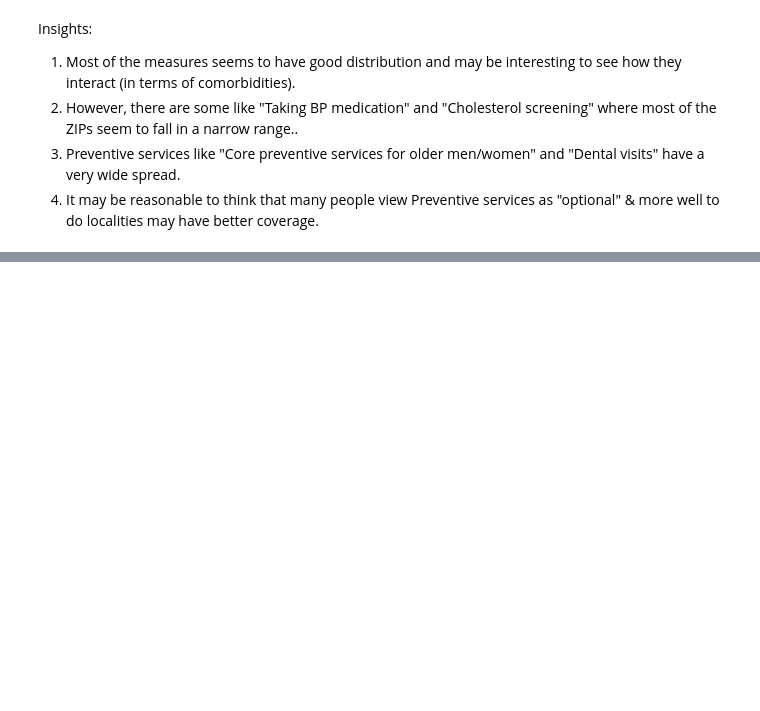
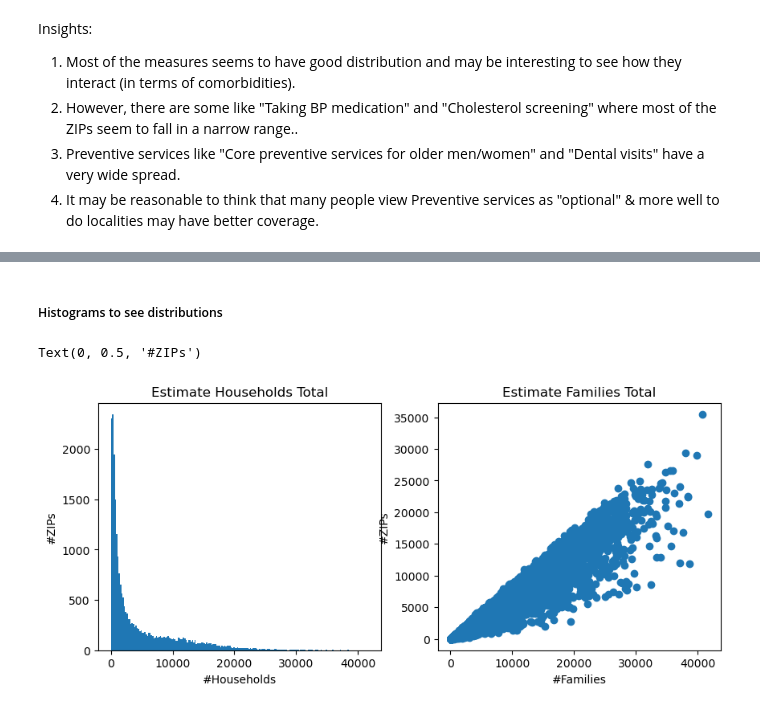
Before and after one commit to anuvrat-umich/siads_milestone1, a Jupyter notebook: src/exploratory_data_analysis.ipynb, the cells around one changed output, grey strips where cells are left out. Cells and saved outputs as stored; diff of their text form; code cells hidden in the pictures; blank space fills up the shorter version.

Commit message:
new file:   inputs/df_combined_nona.pkl 	modified:   src/data_merging.ipynb 	modified:   src/exploratory_data_analysis.ipynb 	modified:   src/helper_functions.ipynb

```diff
--- a/src/exploratory_data_analysis.ipynb
+++ b/src/exploratory_data_analysis.ipynb
@@ -542,0 +569,2 @@ this_map
+# %%
+df_combined_nona=df_combined.dropna()
@@ -542,0 +629,15 @@ this_map
+# %% [markdown]
+##### Histograms to see distributions
+# %%
+fig, (ax1, ax2) = plt.subplots(1, 2, figsize=(10, 4))
+ax1.hist(df_combined_nona["Estimate Households Total"], bins=200)
+ax2.scatter(df_combined_nona["Estimate Households Total"], df_combined_nona["Estimate Families Total"])
+ax1.set_title("Estimate Households Total")
+ax2.set_title("Estimate Families Total")
+ax1.set_xlabel("#Households")
+ax1.set_ylabel("#ZIPs")
+ax2.set_xlabel("#Families")
+ax2.set_ylabel("#ZIPs")
+# %% [output]
+Text(0, 0.5, '#ZIPs')
+[figure, added]
```
Also changed, not shown: parts of 35 cells of this notebook, 2 other files.
